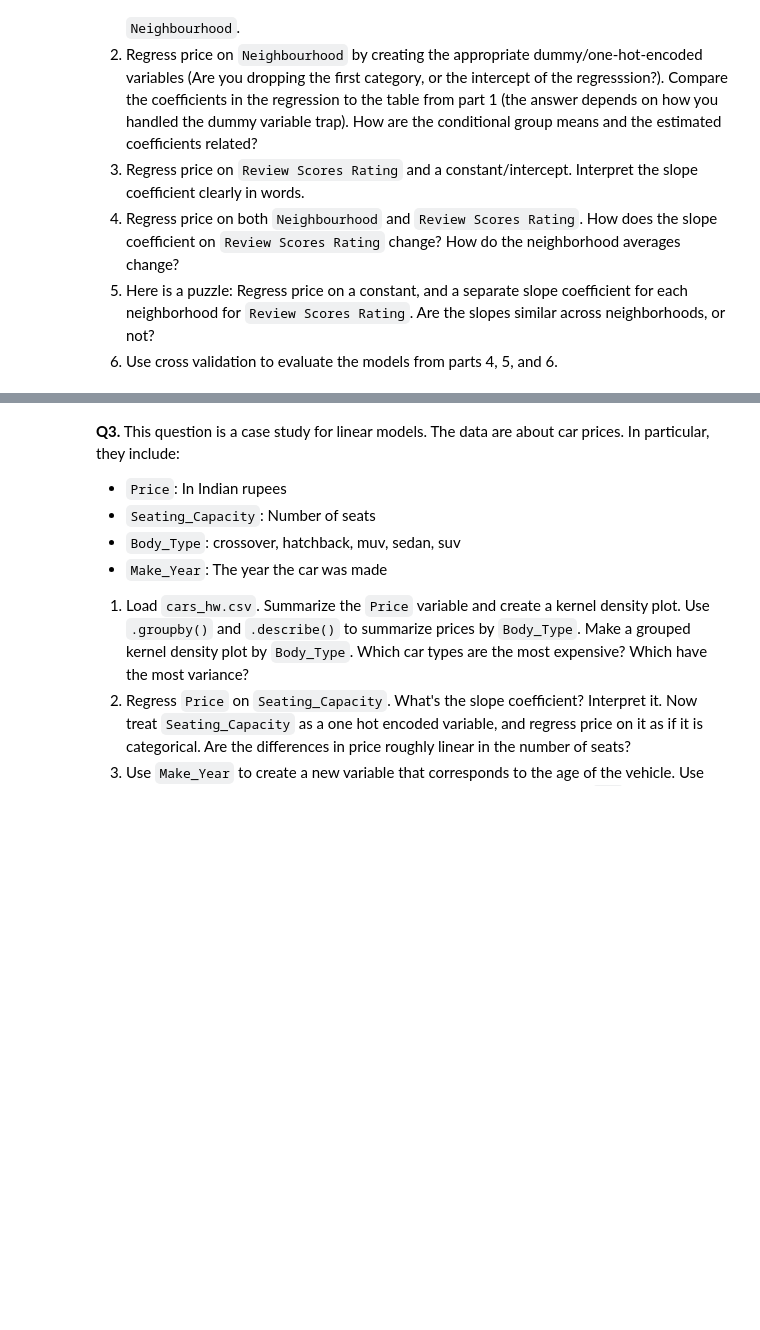
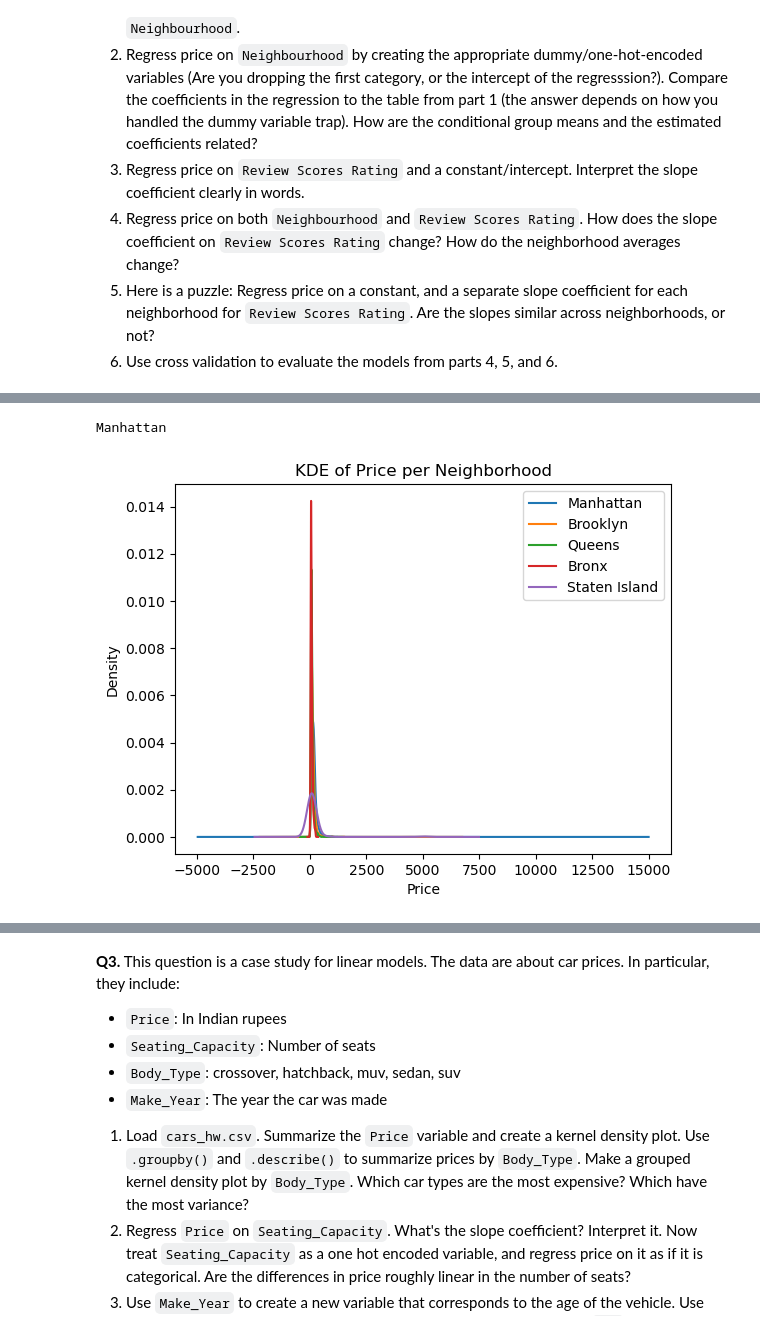
Before and after one commit to Khalid-Bakhit/undergrad_ml_assignments, a Jupyter notebook: 03_assignment_linear_models.ipynb, the cells around one changed output, grey strips where cells are left out. Saved outputs shown, nothing was run; the diff lists cells and outputs as text; code cells hidden in the pictures; blank space fills up the shorter version.

```diff
--- a/03_assignment_linear_models.ipynb
+++ b/03_assignment_linear_models.ipynb
@@ -49,6 +51,6 @@ import matplotlib.pyplot as plt
 from sklearn.model_selection import KFold, cross_val_score
 from sklearn.linear_model import LinearRegression
 # %%
-q1 = pd.read_csv("/datasets/Q1_clean.csv")
+q1 = pd.read_csv("datasets/Q1_clean.csv")
 q1.head()
 # %% [output]
@@ -55,0 +63,5 @@ FileNotFoundError: [Errno 2] No such file or directory: '/datasets/Q1_clean.csv'
+# %%
+q1 = q1.rename(columns={
+    "Neighbourhood ": "Neighborhood",
+    "Review Scores Rating": "Review_Scores_Rating"
+})
@@ -55,0 +91,14 @@ FileNotFoundError: [Errno 2] No such file or directory: '/datasets/Q1_clean.csv'
+# %%
+expensive = means["Price"].idxmax()
+print(expensive)
+# %% [output]
+Manhattan
+# %%
+for n in q1["Neighborhood"].dropna().unique():
+    q1.loc[q1["Neighborhood"] == n, "Price"].plot(kind="kde", label=n)
+plt.title("KDE of Price per Neighborhood")
+plt.xlabel("Price")
+plt.legend()
+plt.show()
+# %% [output]
+[figure, added]
```
Also changed, not shown: parts of 43 cells of this notebook.
